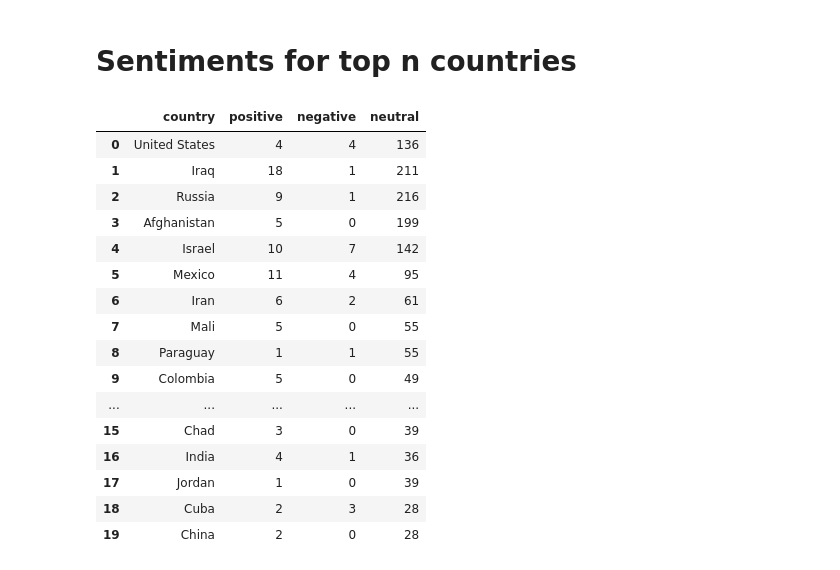
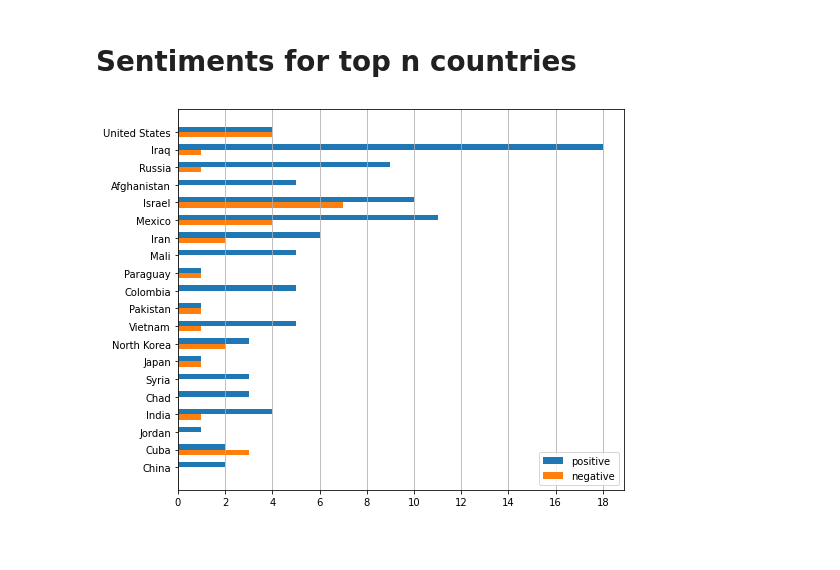
Before and after one commit to heinp/political_ncis, a Jupyter notebook: analyse_data.ipynb, the cells around one changed output. Cells and saved outputs as stored; diff of their text form; code cells hidden in the pictures; blank space fills up the shorter version.

Commit message:
sentiments and wordclouds added

```diff
--- a/analyse_data.ipynb
+++ b/analyse_data.ipynb
@@ -137,23 +141,34 @@ for c in sentiment_data["country"]:
         sentiment_data[sentiment].append(count)
 # %%
 sentiment_data = pd.DataFrame(sentiment_data, columns=cols)
-# %%
-sentiment_data
-# %% [output]
-|  | country | positive | negative | neutral |
-| 0 | United States | 4 | 4 | 136 |
-| 1 | Iraq | 18 | 1 | 211 |
-| 2 | Russia | 9 | 1 | 216 |
-| 3 | Afghanistan | 5 | 0 | 199 |
-| 4 | Israel | 10 | 7 | 142 |
-| 5 | Mexico | 11 | 4 | 95 |
-| 6 | Iran | 6 | 2 | 61 |
-| 7 | Mali | 5 | 0 | 55 |
-| 8 | Paraguay | 1 | 1 | 55 |
-| 9 | Colombia | 5 | 0 | 49 |
-| ... | ... | ... | ... | ... |
-| 15 | Chad | 3 | 0 | 39 |
-| 16 | India | 4 | 1 | 36 |
-| 17 | Jordan | 1 | 0 | 39 |
-| 18 | Cuba | 2 | 3 | 28 |
-| 19 | China | 2 | 0 | 28 |
+# %%
+pos_ratio = []
+neg_ratio = []
+
+for pos, neg in zip(sentiment_data["positive"], sentiment_data["negative"]):
+    pos_ratio.append(pos/(pos+neg))
+    neg_ratio.append(neg/(pos+neg))
+
+sentiment_data["positive_ratio"] = pos_ratio
+sentiment_data["negative_ratio"] = neg_ratio
+# %%
+fig, ax = plt.subplots(1, figsize=(8, .35*20))
+spacing = np.arange(20)
+height = .3
+
+ax.barh(spacing, sentiment_data["positive"], height=height, color="C0", label="positive")
+ax.barh(spacing+height, sentiment_data["negative"], height=height, color="C1", label="negative")
+
+ax.set_yticks(spacing+.5*height)
+ax.set_yticklabels(sentiment_data["country"])
+
+ax.xaxis.set_major_locator(MaxNLocator(integer=True))
+
+plt.gca().invert_yaxis()
+ax.grid(axis="x")
+
+ax.legend()
+
+fig.savefig("sentiments.png", dpi=300)
+# %% [output]
+[figure, added]
```
Also changed, not shown: parts of 3 cells of this notebook, 2 other files.
